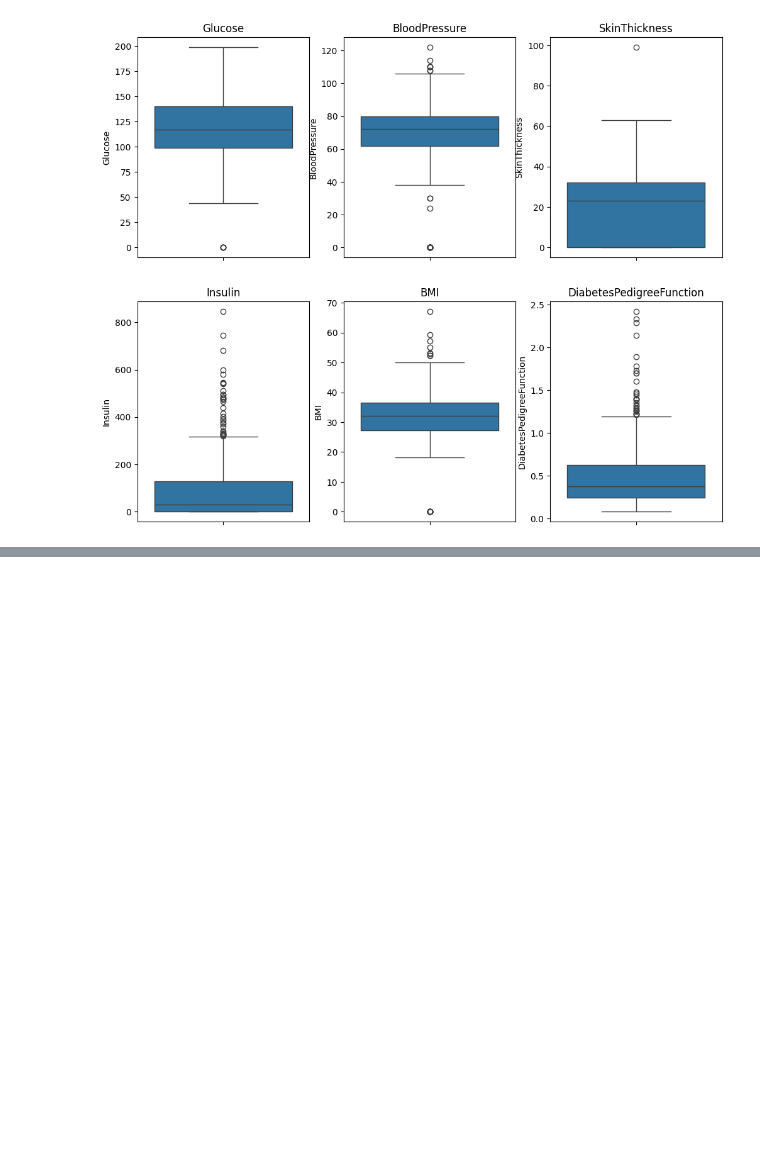
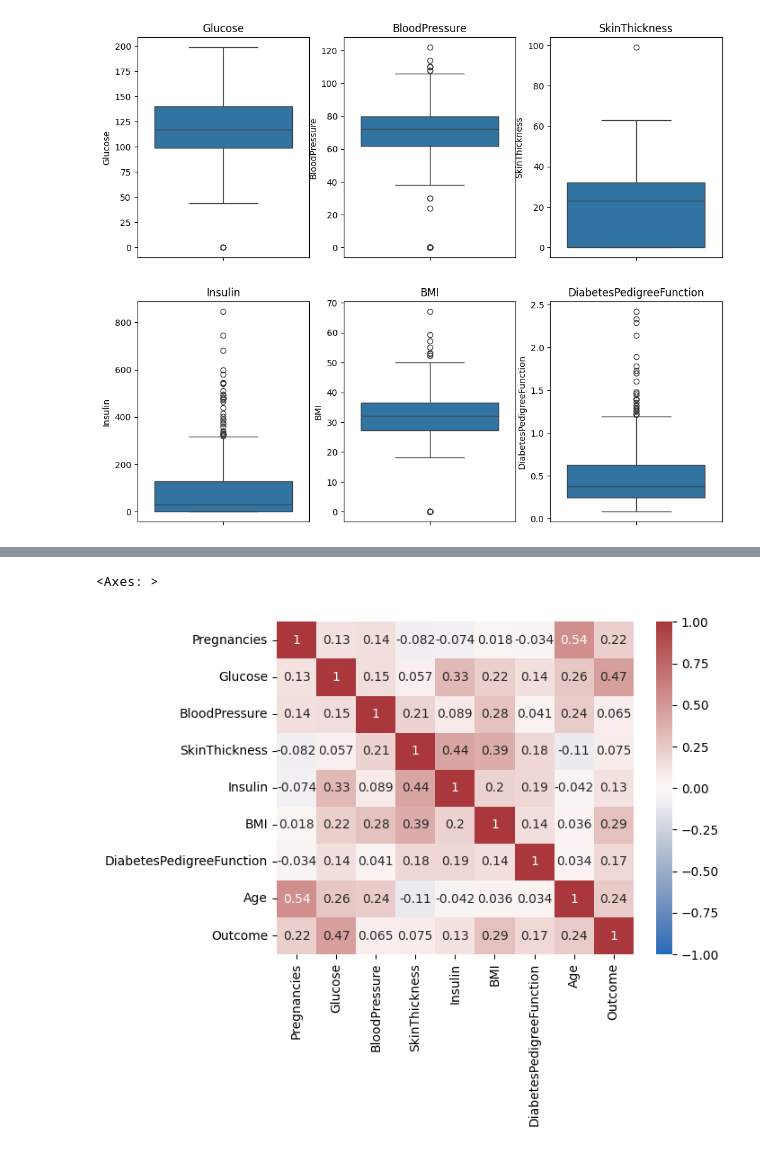
Before and after one commit to GITGENome/diabet, a Jupyter notebook: diabete.ipynb, the cells around one changed output, grey strips where cells are left out. Saved outputs shown, nothing was run; the diff lists cells and outputs as text; code cells hidden in the pictures; blank space fills up the shorter version.

```diff
--- a/diabete.ipynb
+++ b/diabete.ipynb
@@ -204,0 +238,10 @@ for i in range (len(columns)//2):
+# %%
+sns.heatmap(df.corr(),
+            annot = True,
+            vmin = -1,
+            vmax = 1,
+            center = 0,
+            cmap = 'vlag' )
+# %% [output]
+<Axes: >
+[figure, added]
```
Also changed, not shown: parts of 4 cells of this notebook.
